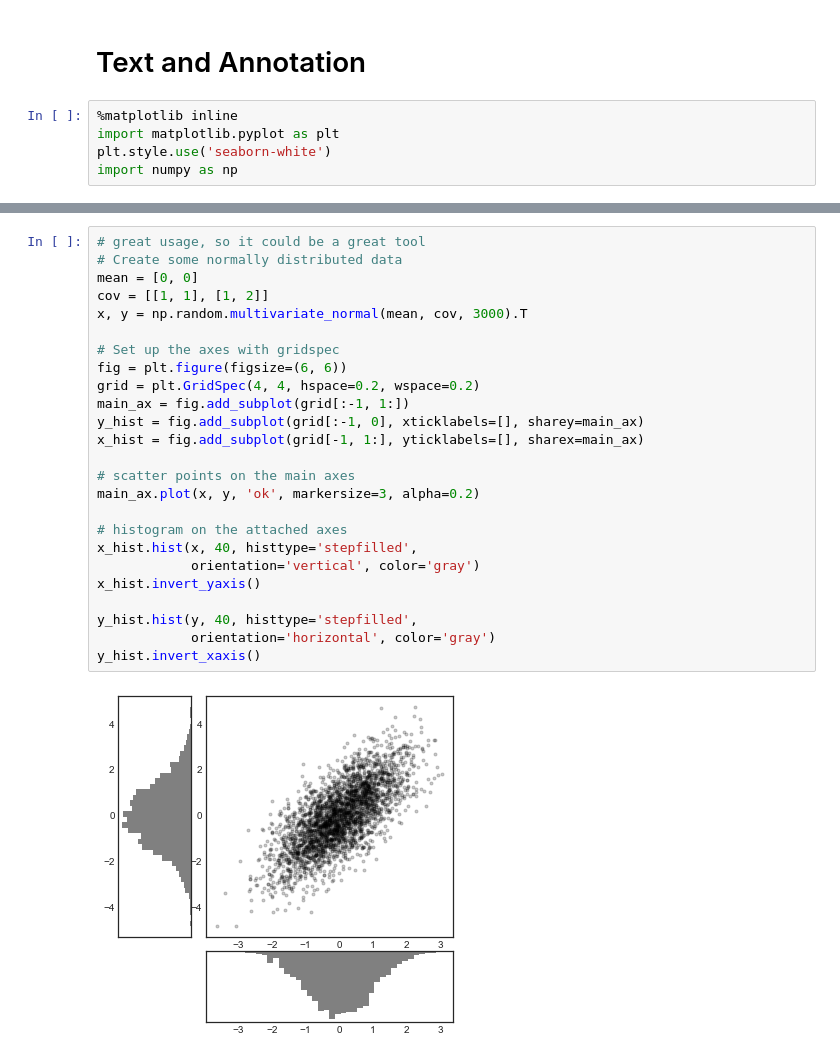
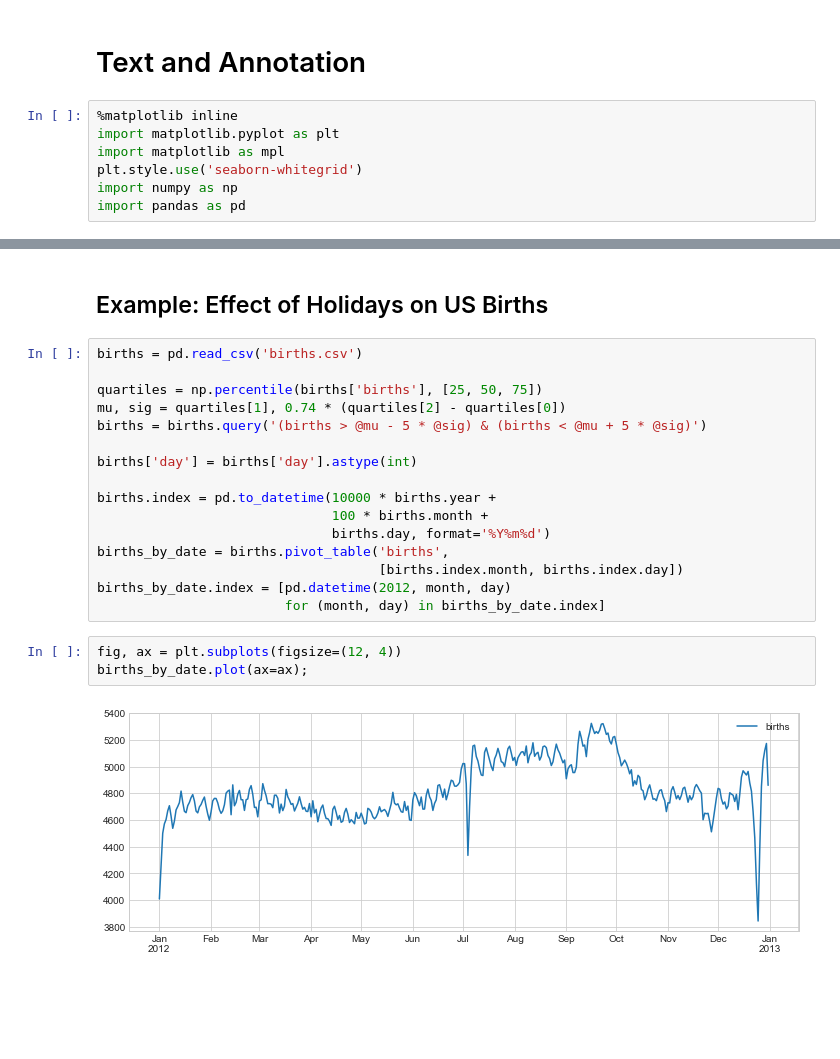
Before and after one commit to jbuisine/python-learn, a Jupyter notebook: 04.Matplotlib/09.Text-and-Annotation.ipynb, the cells around one changed output, grey strips where cells are left out. Drawn from its saved outputs; the diff is of its cells as text; blank space fills up the shorter version.

Commit message:
Text, settings, custom ticks, 3D plot, seaborn display tutorials

```diff
--- a/04.Matplotlib/09.Text-and-Annotation.ipynb
+++ b/04.Matplotlib/09.Text-and-Annotation.ipynb
@@ -3,5 +3,7 @@
 # %%
 %matplotlib inline
 import matplotlib.pyplot as plt
-plt.style.use('seaborn-white')
+import matplotlib as mpl
+plt.style.use('seaborn-whitegrid')
 import numpy as np
+import pandas as pd
@@ -85,27 +10,23 @@ plt.subplot(grid[1, 2]);
-# %%
-# great usage, so it could be a great tool
-# Create some normally distributed data
-mean = [0, 0]
-cov = [[1, 1], [1, 2]]
-x, y = np.random.multivariate_normal(mean, cov, 3000).T
-
-# Set up the axes with gridspec
-fig = plt.figure(figsize=(6, 6))
-grid = plt.GridSpec(4, 4, hspace=0.2, wspace=0.2)
-main_ax = fig.add_subplot(grid[:-1, 1:])
-y_hist = fig.add_subplot(grid[:-1, 0], xticklabels=[], sharey=main_ax)
-x_hist = fig.add_subplot(grid[-1, 1:], yticklabels=[], sharex=main_ax)
-
-# scatter points on the main axes
-main_ax.plot(x, y, 'ok', markersize=3, alpha=0.2)
-
-# histogram on the attached axes
-x_hist.hist(x, 40, histtype='stepfilled',
-            orientation='vertical', color='gray')
-x_hist.invert_yaxis()
-
-y_hist.hist(y, 40, histtype='stepfilled',
-            orientation='horizontal', color='gray')
-y_hist.invert_xaxis()
-# %% [output]
-[figure, removed]
+# %% [markdown]
+## Example: Effect of Holidays on US Births
+# %%
+births = pd.read_csv('births.csv')
+
+quartiles = np.percentile(births['births'], [25, 50, 75])
+mu, sig = quartiles[1], 0.74 * (quartiles[2] - quartiles[0])
+births = births.query('(births > @mu - 5 * @sig) & (births < @mu + 5 * @sig)')
+
+births['day'] = births['day'].astype(int)
+
+births.index = pd.to_datetime(10000 * births.year +
+                              100 * births.month +
+                              births.day, format='%Y%m%d')
+births_by_date = births.pivot_table('births',
+                                    [births.index.month, births.index.day])
+births_by_date.index = [pd.datetime(2012, month, day)
+                        for (month, day) in births_by_date.index]
+# %%
+fig, ax = plt.subplots(figsize=(12, 4))
+births_by_date.plot(ax=ax);
+# %% [output]
+[figure, added]
```
Also changed, not shown: parts of 22 cells of this notebook, 7 other files.
